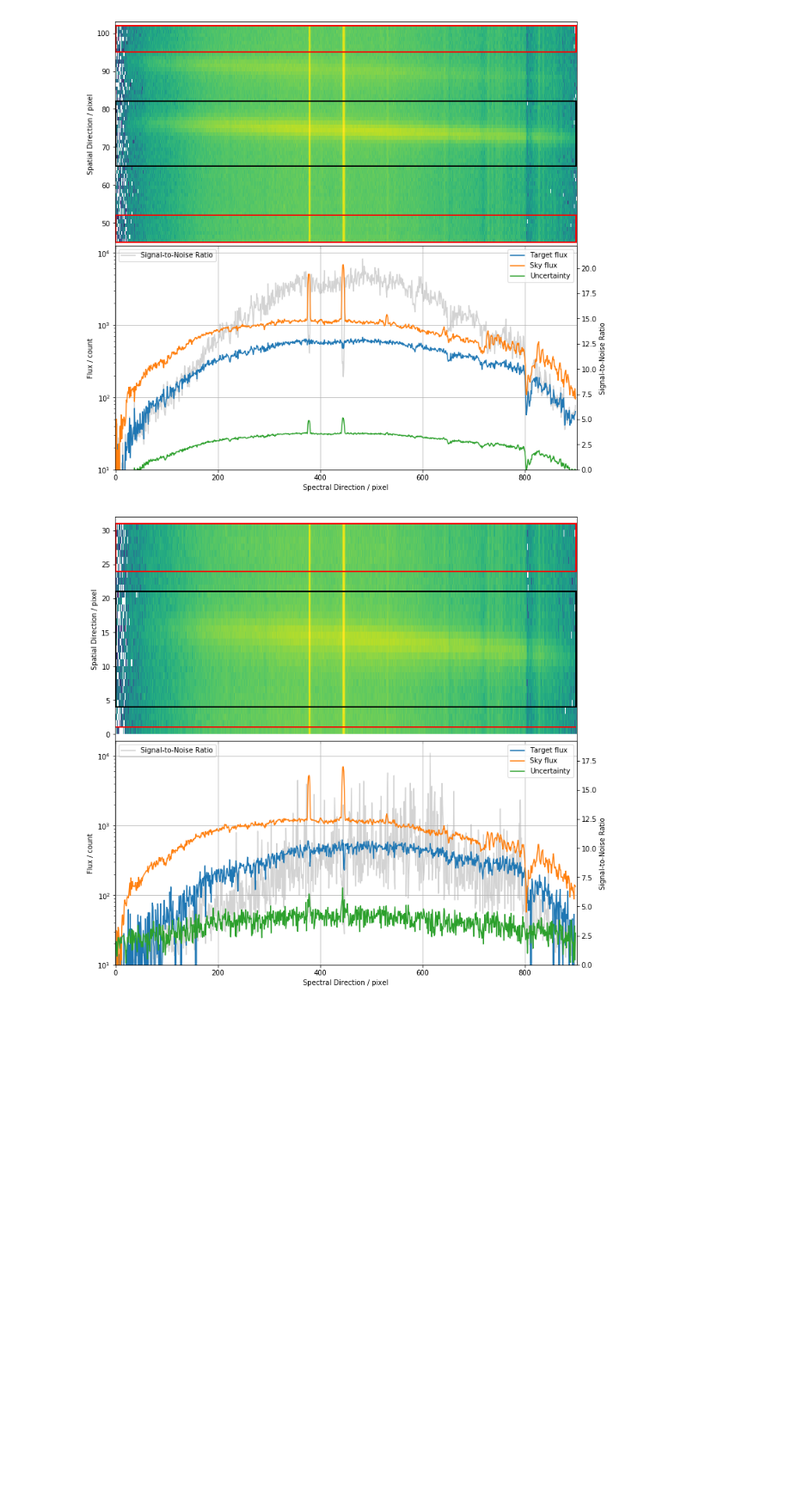
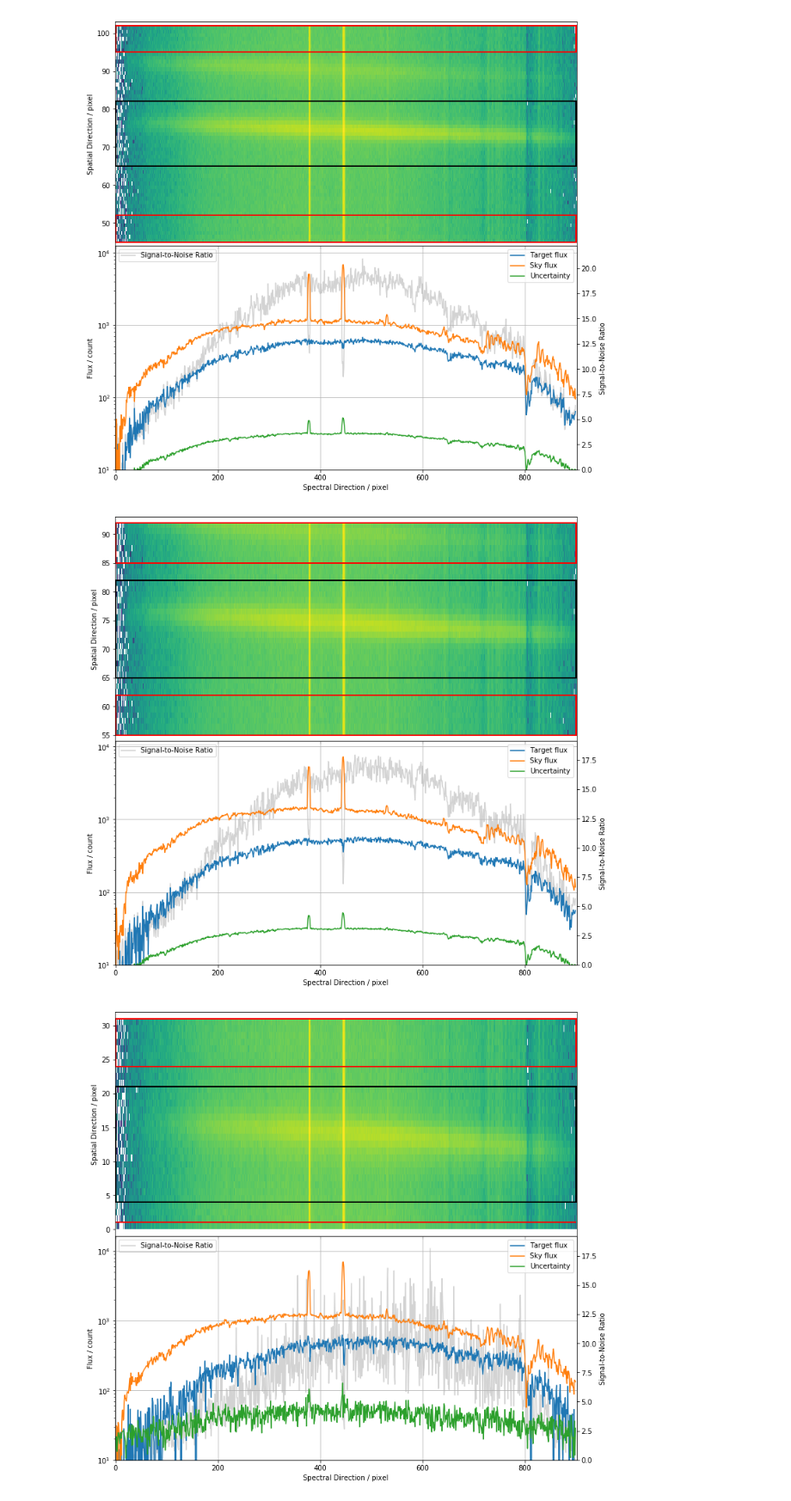
Before and after one commit to cylammarco/ASPIRED, a Jupyter notebook: SPRAT_2dspec_BLAP09.ipynb, the cells around one changed output. Shown at 86% size. Drawn from its saved outputs; the diff is of its cells as text; code cells hidden in the pictures; blank space fills up the shorter version.

```diff
--- a/SPRAT_2dspec_BLAP09.ipynb
+++ b/SPRAT_2dspec_BLAP09.ipynb
@@ -93,6 +93,18 @@ spec, sky, err = twodspec.ap_extract(
     display=True)
 # %% [output]
 [figure]
+# %%
+# Optimal my[0] with sky fit with 1st order polynomial
+spec, sky, err = twodspec.ap_extract(
+    sprat_data,
+    my[0],
+    my_sigma[0],
+    spatial_mask=spatial_mask,
+    spec_mask=spec_mask,
+    skydeg=1,
+    display=True)
+# %% [output]
+[figure, added]
 # %%
 # my[1] is a special case where the spectrum (sky part) is close to the edge
 spec, sky, err = twodspec.ap_extract(
```
